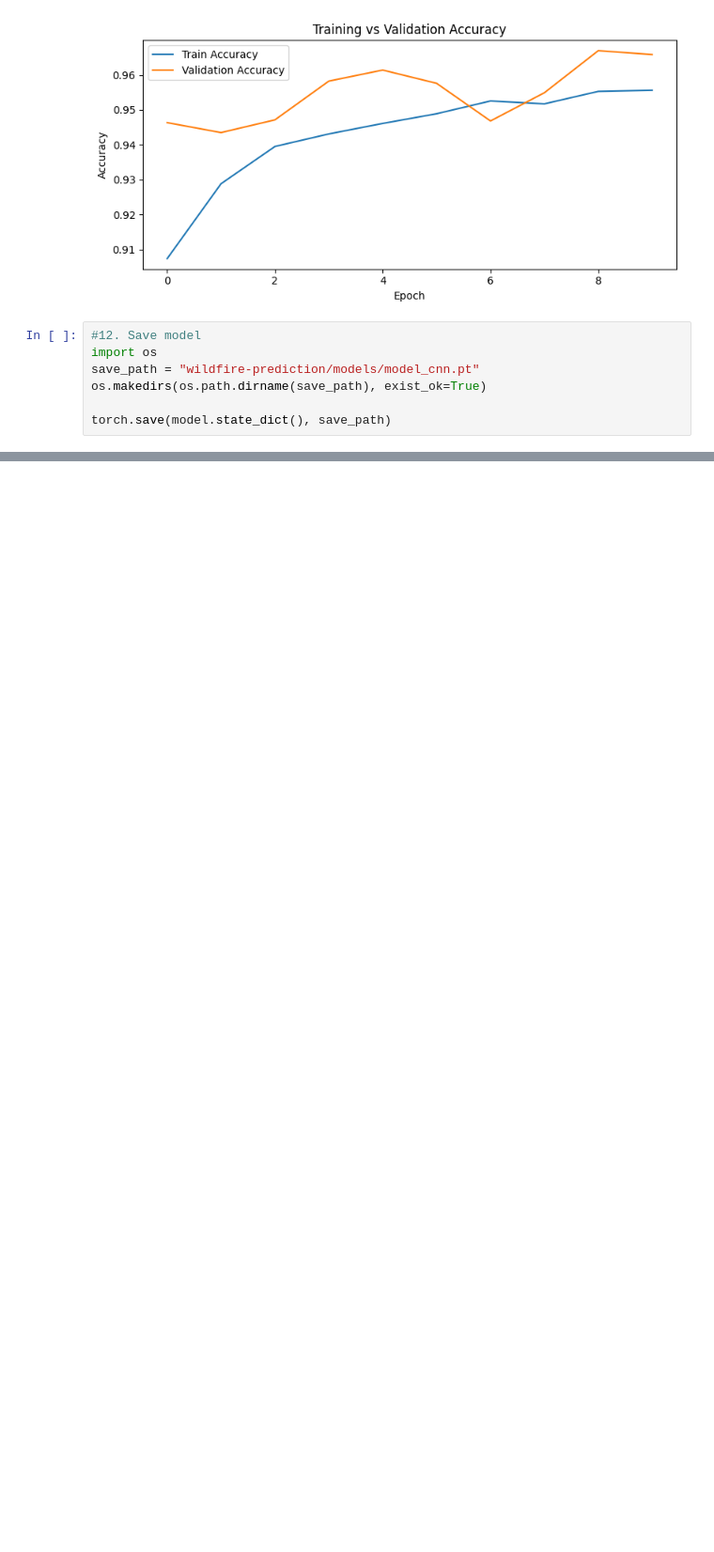
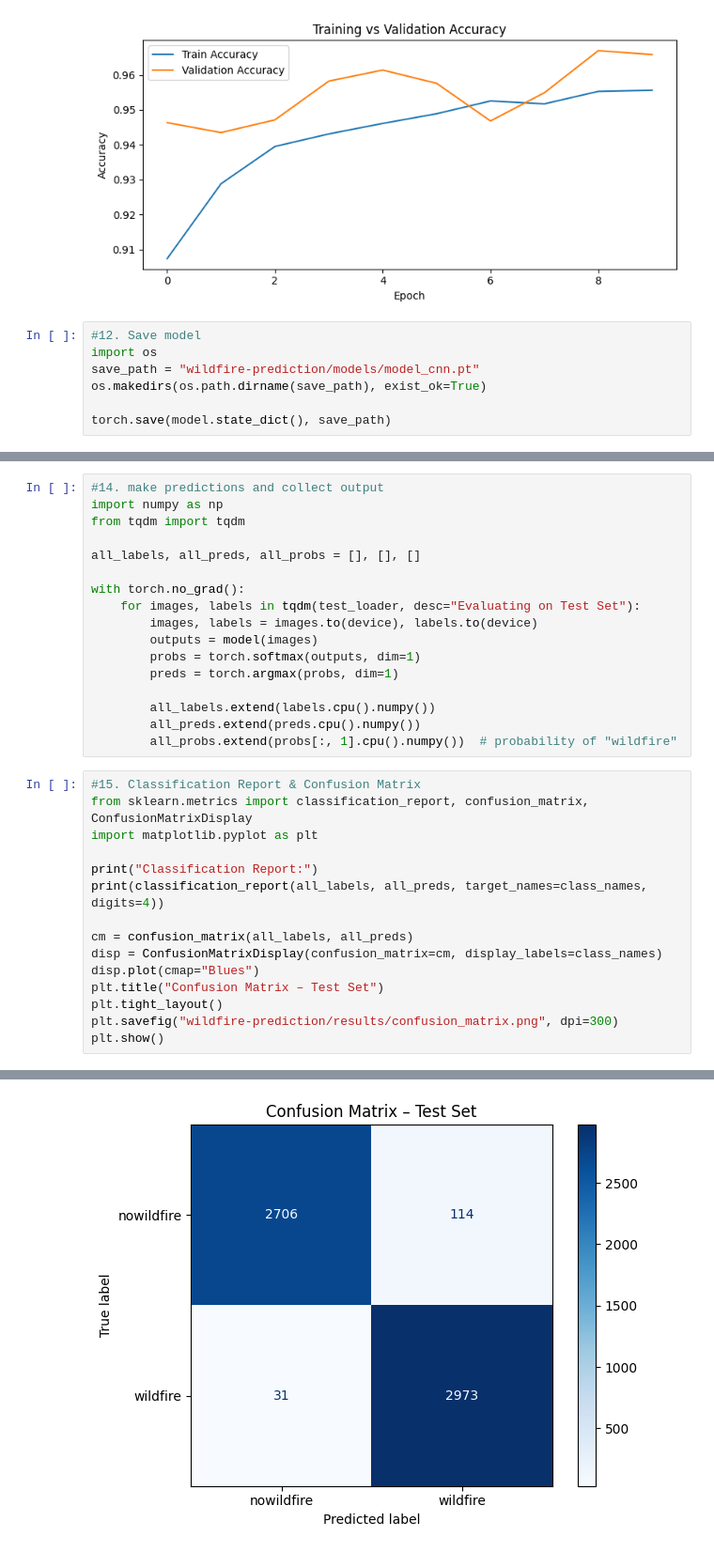
Before and after one commit to susmithach/wildfire-prediction, a Jupyter notebook: wildfire_protection.ipynb, the cells around one changed output, grey strips where cells are left out. Shown: that part at 94% size. Cells and saved outputs as stored; diff of their text form; blank space fills up the shorter version.

Commit message:
eval metrics

```diff
--- a/wildfire_protection.ipynb
+++ b/wildfire_protection.ipynb
@@ -321,0 +336,33 @@ torch.save(model.state_dict(), save_path)
+# %%
+#14. make predictions and collect output
+import numpy as np
+from tqdm import tqdm
+
+all_labels, all_preds, all_probs = [], [], []
+
+with torch.no_grad():
+    for images, labels in tqdm(test_loader, desc="Evaluating on Test Set"):
+        images, labels = images.to(device), labels.to(device)
+        outputs = model(images)
+        probs = torch.softmax(outputs, dim=1)
+        preds = torch.argmax(probs, dim=1)
+
+        all_labels.extend(labels.cpu().numpy())
+        all_preds.extend(preds.cpu().numpy())
+        all_probs.extend(probs[:, 1].cpu().numpy())  # probability of "wildfire"
+# %%
+#15. Classification Report & Confusion Matrix
+from sklearn.metrics import classification_report, confusion_matrix, ConfusionMatrixDisplay
+import matplotlib.pyplot as plt
+
+print("Classification Report:")
+print(classification_report(all_labels, all_preds, target_names=class_names, digits=4))
+
+cm = confusion_matrix(all_labels, all_preds)
+disp = ConfusionMatrixDisplay(confusion_matrix=cm, display_labels=class_names)
+disp.plot(cmap="Blues")
+plt.title("Confusion Matrix – Test Set")
+plt.tight_layout()
+plt.savefig("wildfire-prediction/results/confusion_matrix.png", dpi=300)
+plt.show()
+# %% [output]
@@ -321,0 +378 @@ torch.save(model.state_dict(), save_path)
+[figure, added]
```
Also changed, not shown: parts of 3 cells of this notebook.
